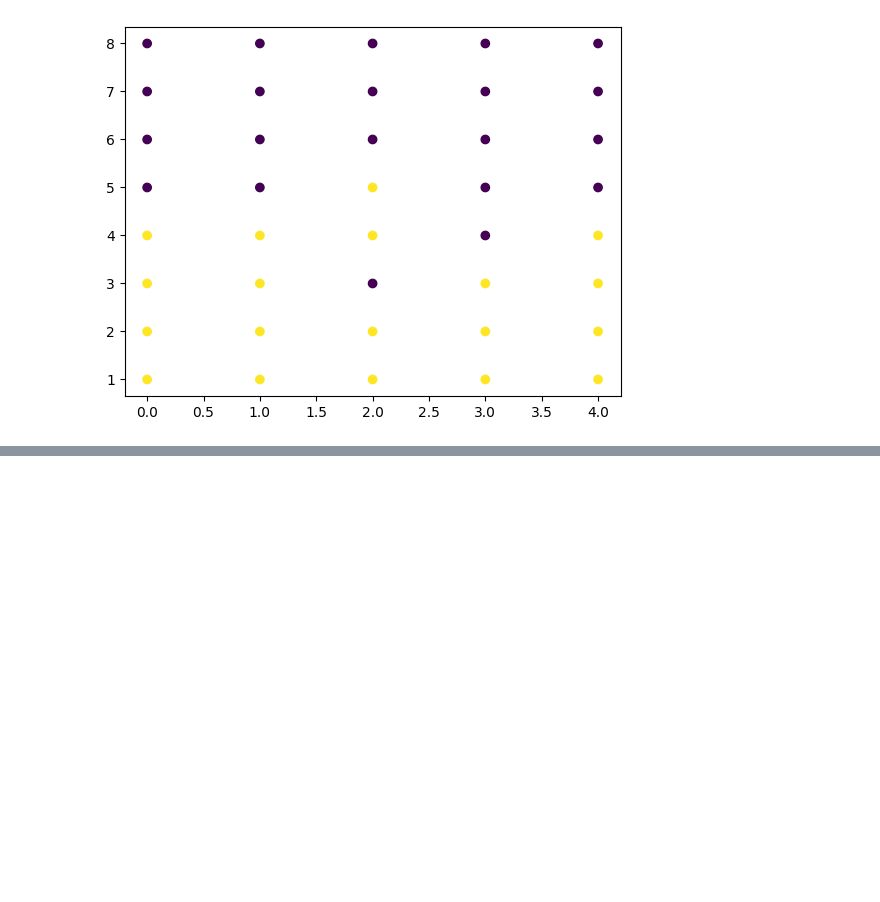
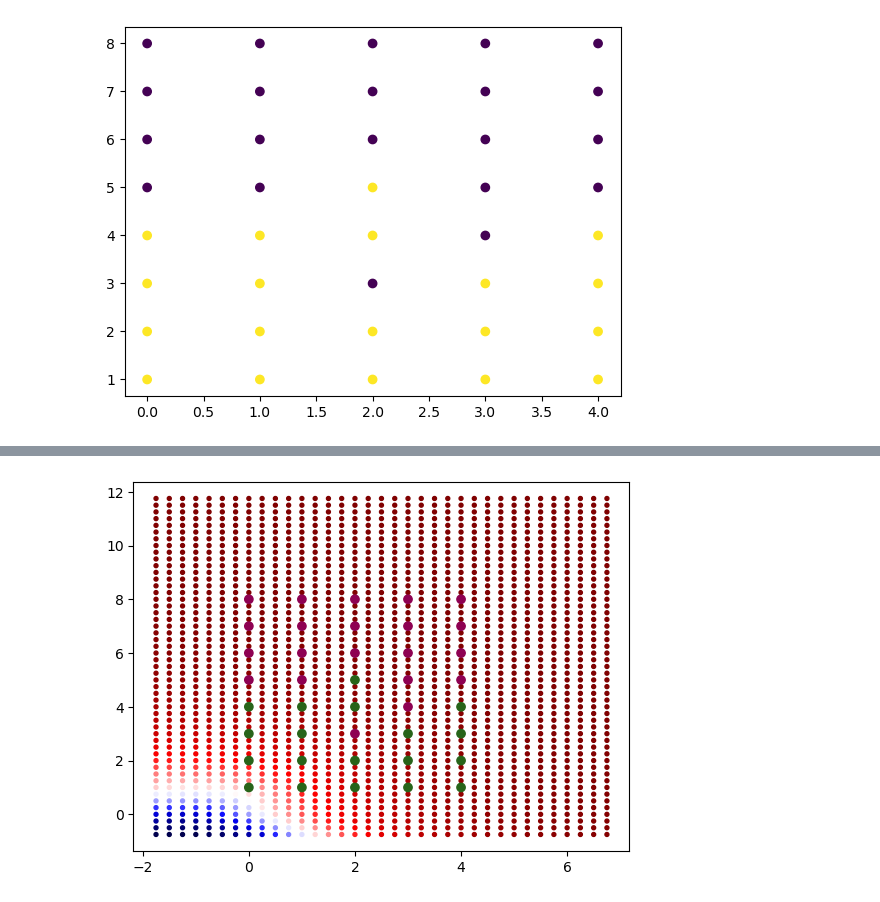
Before and after one commit to PatatoBy/SEAI, a Jupyter notebook: access_control.ipynb, the cells around one changed output, grey strips where cells are left out. Saved outputs shown, nothing was run; the diff lists cells and outputs as text; code cells hidden in the pictures; blank space fills up the shorter version.

```diff
--- a/access_control.ipynb
+++ b/access_control.ipynb
@@ -99,0 +275,17 @@ plt.scatter([p[0] for p in dataset],[p[1] for p in dataset], c=labels,cmap = 'ma
+# %%
+torch.manual_seed(4141)
+modello = Modello2(2,1,10)
+dl = torch.utils.data.DataLoader(train_data, batch_size = 8, shuffle = True)
+# %%
+for _ in range(200):
+    modello.train(dl)
+# %%
+modello.train(dl)
+
+points = [[x/4, y/4, modello(torch.tensor([x/4*1.0,y/4*1.0]))] for x in range(-7,7*4) for y in range(-3,12*4)]
+plt.scatter([p[0] for p in points], [p[1] for p in points], c = [1 - p[2].detach().numpy() for p in points], s=8, cmap = "seismic")
+plt.scatter([p[0] for p in dataset],[p[1] for p in dataset], c=labels,cmap = 'PiYG')
+plt.show()
+print()
+# %% [output]
+[figure, added]
```
Also changed, not shown: parts of 7 cells of this notebook.
